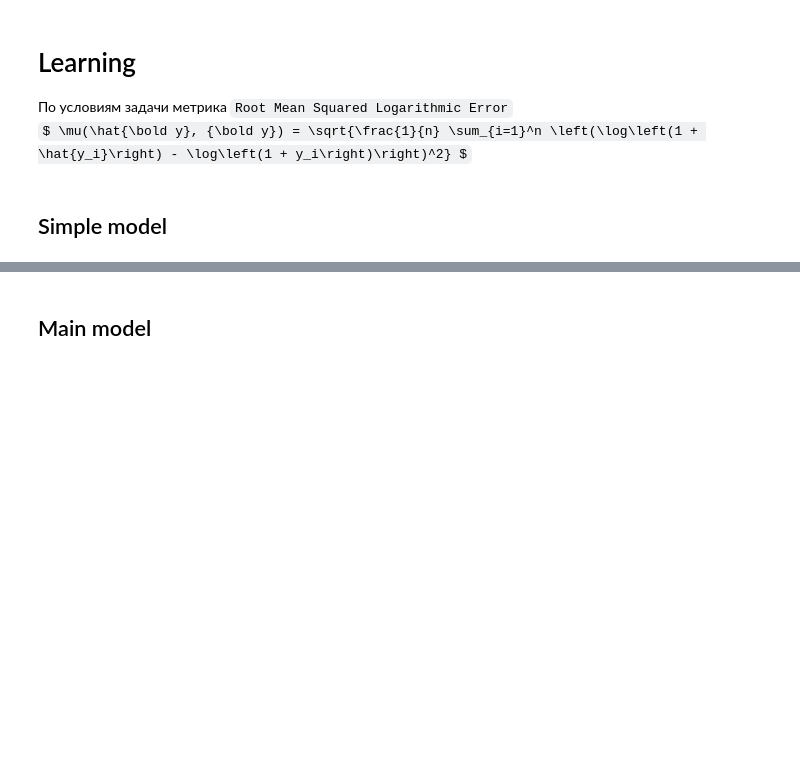
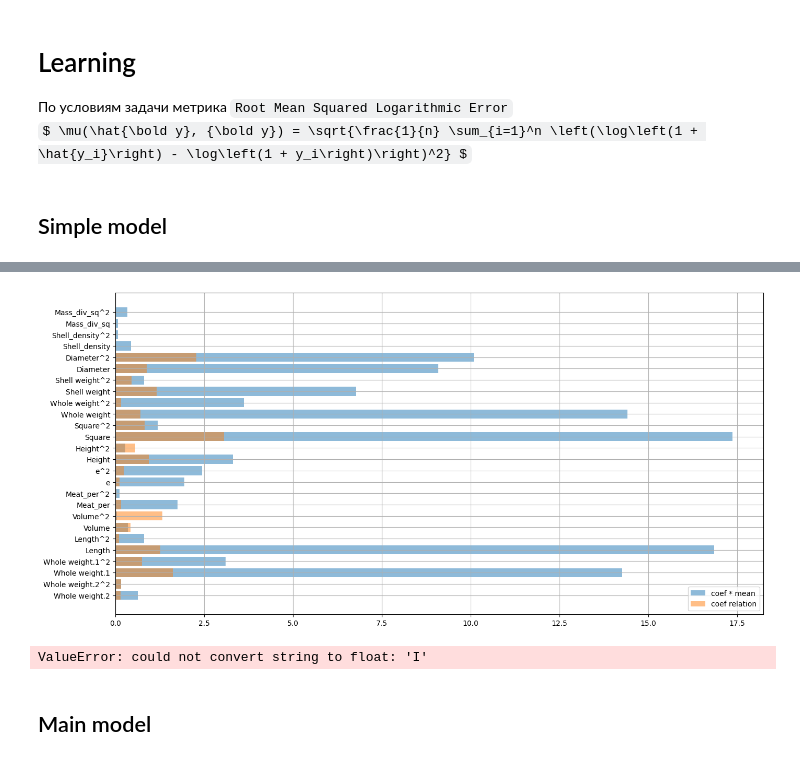
Before and after one commit to KalininSaveliy/Abalone, a Jupyter notebook: model.ipynb, the cells around one changed output, grey strips where cells are left out. Cells and saved outputs as stored; diff of their text form; code cells hidden in the pictures; some formulas as TeX source; blank space fills up the shorter version.

```diff
--- a/model.ipynb
+++ b/model.ipynb
@@ -167,8 +169,8 @@ train_data = poly_train
 test_data = poly_test
 
 
-# simple_reg = LinearRegression()
-simple_reg = DecisionTreeRegressor(max_depth=7)
+simple_reg = LinearRegression()
+# simple_reg = DecisionTreeRegressor(max_depth=7)
 
 simple_reg.fit(train_data, y_train)
 
@@ -176,17 +178,17 @@ print(simple_reg.predict(test_data.iloc[range(14, 20)]))
 print(y_test.iloc[range(14, 20)].to_list())
 print()
 
-mu = metrics['main']
+mu = metrics['percent']
 show_loss(simple_reg, train_data, test_data, y_train, y_test, mu)
 print('random loss:', mu(y_test, np.ones(len(y_test)) * y_test.mean()))
 print()
 
 # Only for Linear model
-# fig, ax = plt.subplots(figsize=(16, 8))
-# x = np.abs(simple_reg.coef_ * train_data.mean().values)
-# ax.barh(list(train_data.columns), x, label='coef * mean', alpha=0.5)
-# ax.barh(list(train_data.columns), np.abs(simple_reg.coef_) / np.abs(simple_reg.coef_).sum() * x.max(), label='coef relation', alpha=0.5)
-# ax.grid()
-# ax.legend(loc='lower right')
-# plt.show()
+fig, ax = plt.subplots(figsize=(16, 8))
+x = np.abs(simple_reg.coef_ * train_data.mean().values)
+ax.barh(list(train_data.columns), x, label='coef * mean', alpha=0.5)
+ax.barh(list(train_data.columns), np.abs(simple_reg.coef_) / np.abs(simple_reg.coef_).sum() * x.max(), label='coef relation', alpha=0.5)
+ax.grid()
+ax.legend(loc='lower right')
+plt.show()
 # %% [output]
@@ -199,3 +201,33 @@ random loss: 0.2892814246448751
+[figure, added]
+# %%
+train_data = X_train
+test_data = X_test
+
+
+# simple_reg = LinearRegression()
+simple_reg = DecisionTreeRegressor(max_depth=7)
+
+simple_reg.fit(train_data, y_train)
+
+print(simple_reg.predict(test_data.iloc[range(14, 20)]))
+print(y_test.iloc[range(14, 20)].to_list())
+print()
+
+mu = metrics['main']
+show_loss(simple_reg, train_data, test_data, y_train, y_test, mu)
+print('random loss:', mu(y_test, np.ones(len(y_test)) * y_test.mean()))
+print()
+
+# Only for Linear model
+# fig, ax = plt.subplots(figsize=(16, 8))
+# x = np.abs(simple_reg.coef_ * train_data.mean().values)
+# ax.barh(list(train_data.columns), x, label='coef * mean', alpha=0.5)
+# ax.barh(list(train_data.columns), np.abs(simple_reg.coef_) / np.abs(simple_reg.coef_).sum() * x.max(), label='coef relation', alpha=0.5)
+# ax.grid()
+# ax.legend(loc='lower right')
+# plt.show()
+# %% [output]
+ValueError: could not convert string to float: 'I'
 # %% [markdown]
 ## Main model
 # %%
```
Also changed, not shown: parts of 7 cells of this notebook, 7 other files.
